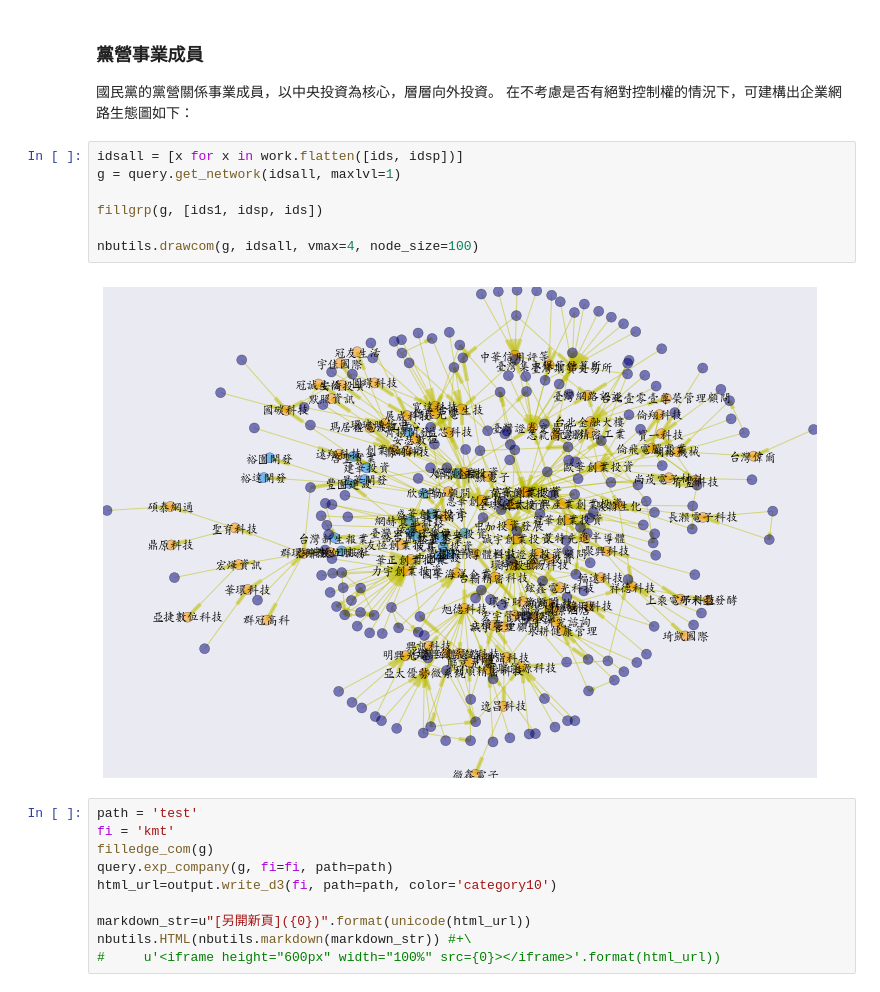
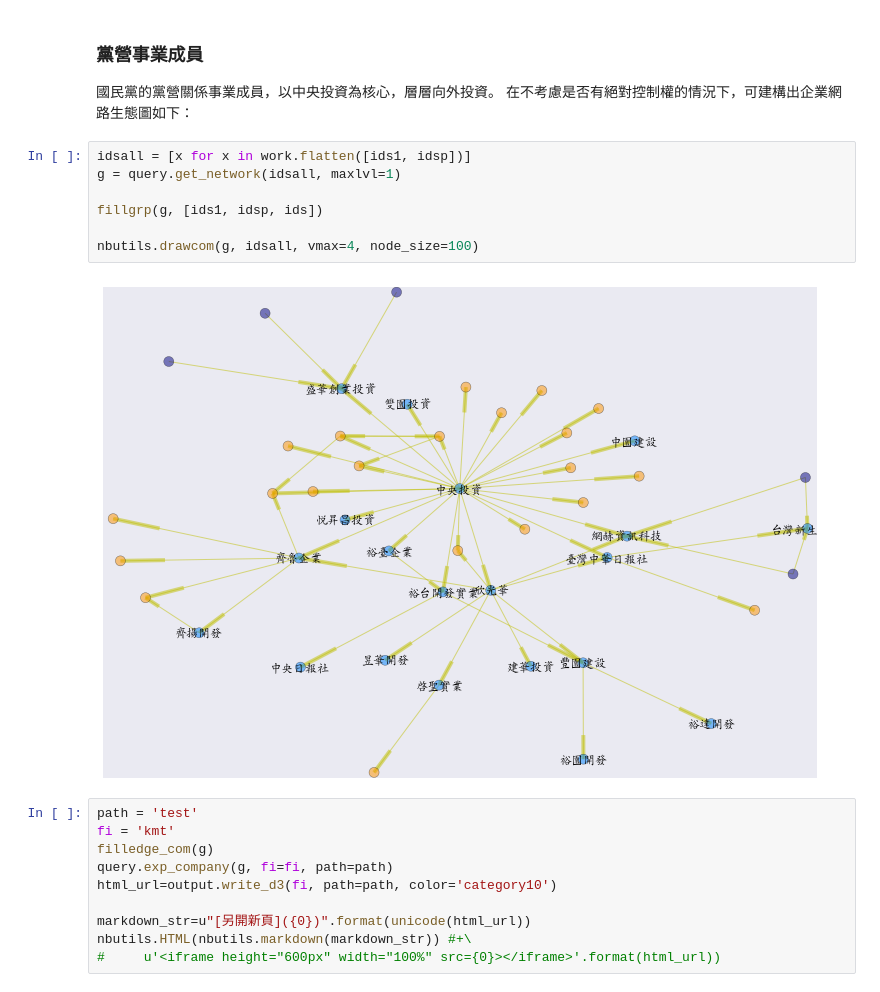
Before and after one commit to WeiChengLiou/twcom, a Jupyter notebook: kmt.ipynb, the cells around one changed output. Drawn from its saved outputs; the diff is of its cells as text.

```diff
--- a/kmt.ipynb
+++ b/kmt.ipynb
@@ -196,14 +196,14 @@ ids1, li1 = getmainchild(mainid)
 國民黨的黨營關係事業成員，以中央投資為核心，層層向外投資。
 在不考慮是否有絕對控制權的情況下，可建構出企業網路生態圖如下：
 # %%
-idsall = [x for x in work.flatten([ids, idsp])]
+idsall = [x for x in work.flatten([ids1, idsp])]
 g = query.get_network(idsall, maxlvl=1)
 
 fillgrp(g, [ids1, idsp, ids])
 
 nbutils.drawcom(g, idsall, vmax=4, node_size=100)
 # %% [output]
-[figure, old version]
+[figure, new version]
 # %%
 path = 'test'
 fi = 'kmt'
```
Also changed, not shown: parts of 4 cells of this notebook.
